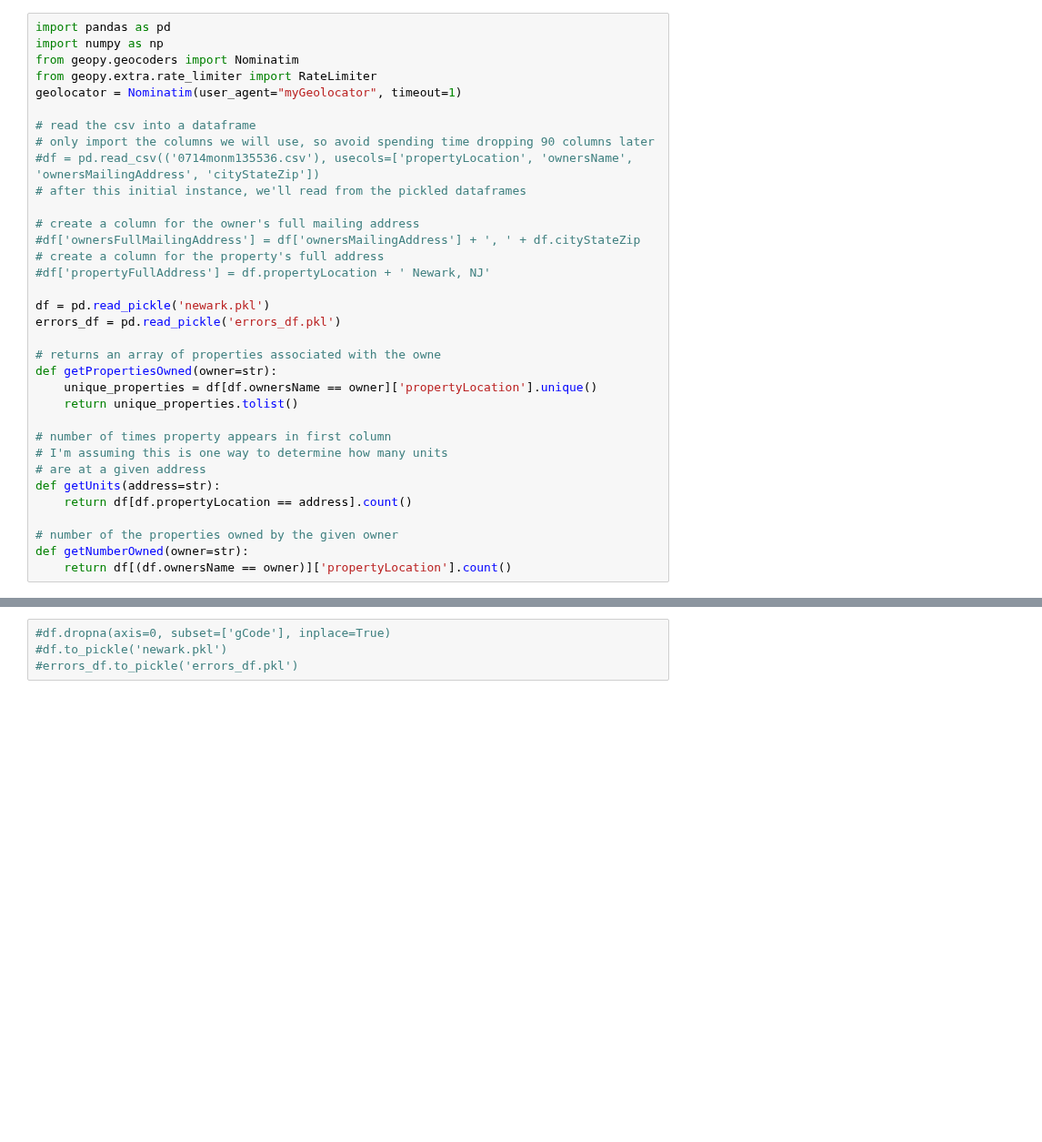
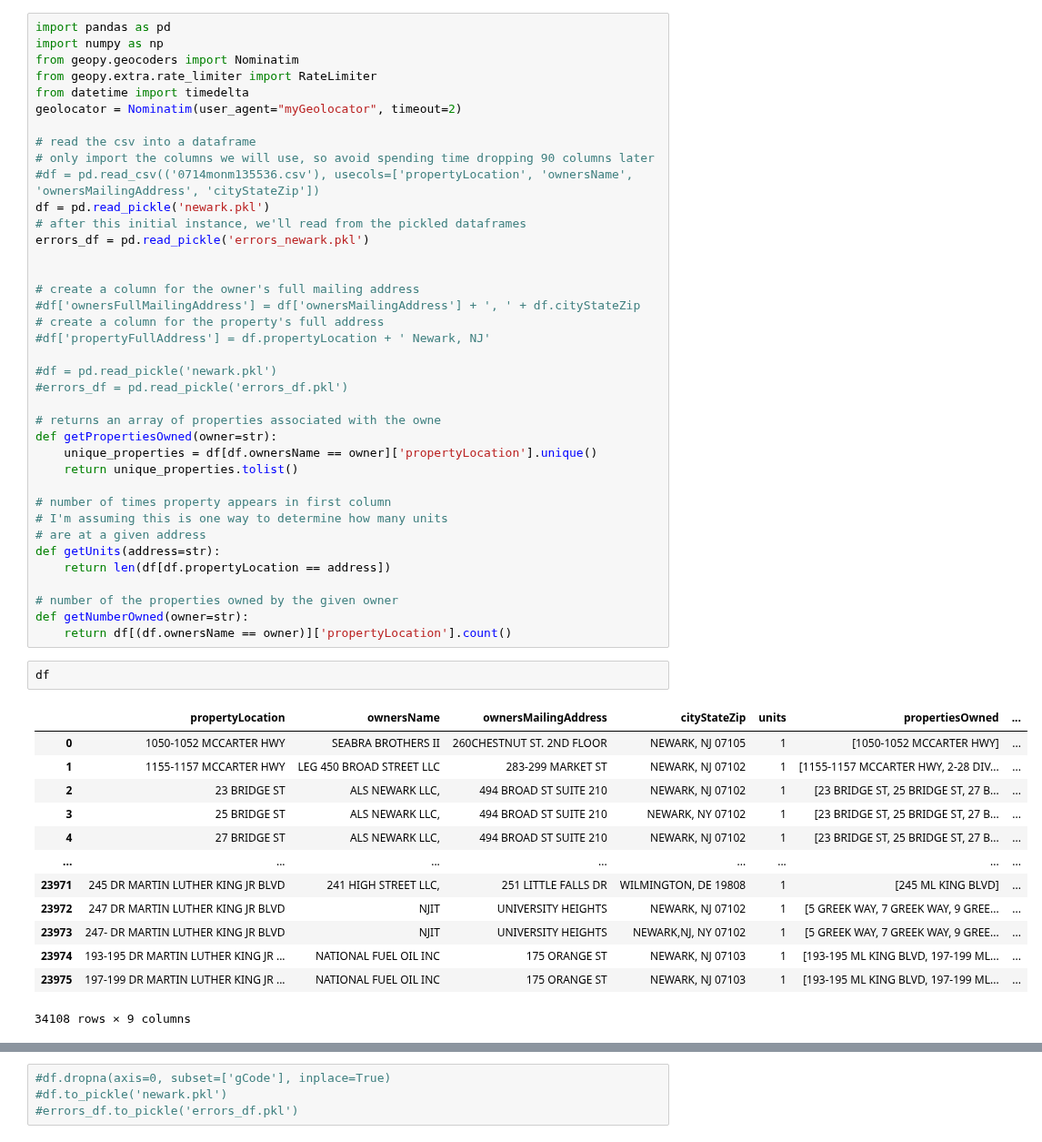
Before and after one commit to kylemichaelreaves/landlord_data, a Jupyter notebook: Newark/newark.ipynb, the cells around one changed output, grey strips where cells are left out. Shown at 91% size. Drawn from its saved outputs; the diff is of its cells as text; blank space fills up the shorter version.

Commit message:
fixed dataframe

```diff
--- a/Newark/newark.ipynb
+++ b/Newark/newark.ipynb
@@ -3,20 +3,24 @@ import pandas as pd
 import numpy as np
 from geopy.geocoders import Nominatim
 from geopy.extra.rate_limiter import RateLimiter
-geolocator = Nominatim(user_agent="myGeolocator", timeout=1)
+from datetime import timedelta
+geolocator = Nominatim(user_agent="myGeolocator", timeout=2)
 
 # read the csv into a dataframe
 # only import the columns we will use, so avoid spending time dropping 90 columns later
 #df = pd.read_csv(('0714monm135536.csv'), usecols=['propertyLocation', 'ownersName', 'ownersMailingAddress', 'cityStateZip'])
+df = pd.read_pickle('newark.pkl')
 # after this initial instance, we'll read from the pickled dataframes
+errors_df = pd.read_pickle('errors_newark.pkl')
+
 
 # create a column for the owner's full mailing address
 #df['ownersFullMailingAddress'] = df['ownersMailingAddress'] + ', ' + df.cityStateZip
 # create a column for the property's full address
 #df['propertyFullAddress'] = df.propertyLocation + ' Newark, NJ'
 
-df = pd.read_pickle('newark.pkl')
-errors_df = pd.read_pickle('errors_df.pkl')
+#df = pd.read_pickle('newark.pkl')
+#errors_df = pd.read_pickle('errors_df.pkl')
 
 # returns an array of properties associated with the owne
 def getPropertiesOwned(owner=str):
@@ -27,8 +31,24 @@ def getPropertiesOwned(owner=str):
 # I'm assuming this is one way to determine how many units
 # are at a given address
 def getUnits(address=str):
-    return df[df.propertyLocation == address].count()
+    return len(df[df.propertyLocation == address])
 
 # number of the properties owned by the given owner
 def getNumberOwned(owner=str):
     return df[(df.ownersName == owner)]['propertyLocation'].count()
+# %%
+df
+# %% [output]
+|  | propertyLocation | ownersName | ownersMailingAddress | cityStateZip | units | propertiesOwned | ... |
+| 0 | 1050-1052 MCCARTER HWY | SEABRA BROTHERS II | 260CHESTNUT ST. 2ND FLOOR | NEWARK, NJ 07105 | 1 | [1050-1052 MCCARTER HWY] | ... |
+| 1 | 1155-1157 MCCARTER HWY | LEG 450 BROAD STREET LLC | 283-299 MARKET ST | NEWARK, NJ 07102 | 1 | [1155-1157 MCCARTER HWY, 2-28 DIV... | ... |
+| 2 | 23 BRIDGE ST | ALS NEWARK LLC, | 494 BROAD ST SUITE 210 | NEWARK, NJ 07102 | 1 | [23 BRIDGE ST, 25 BRIDGE ST, 27 B... | ... |
+| 3 | 25 BRIDGE ST | ALS NEWARK LLC, | 494 BROAD ST SUITE 210 | NEWARK, NY 07102 | 1 | [23 BRIDGE ST, 25 BRIDGE ST, 27 B... | ... |
+| 4 | 27 BRIDGE ST | ALS NEWARK LLC, | 494 BROAD ST SUITE 210 | NEWARK, NJ 07102 | 1 | [23 BRIDGE ST, 25 BRIDGE ST, 27 B... | ... |
+| ... | ... | ... | ... | ... | ... | ... | ... |
+| 23971 | 245 DR MARTIN LUTHER KING JR BLVD | 241 HIGH STREET LLC, | 251 LITTLE FALLS DR | WILMINGTON, DE 19808 | 1 | [245 ML KING BLVD] | ... |
+| 23972 | 247 DR MARTIN LUTHER KING JR BLVD | NJIT | UNIVERSITY HEIGHTS | NEWARK, NJ 07102 | 1 | [5 GREEK WAY, 7 GREEK WAY, 9 GREE... | ... |
+| 23973 | 247- DR MARTIN LUTHER KING JR BLVD | NJIT | UNIVERSITY HEIGHTS | NEWARK,NJ, NY 07102 | 1 | [5 GREEK WAY, 7 GREEK WAY, 9 GREE... | ... |
+| 23974 | 193-195 DR MARTIN LUTHER KING JR ... | NATIONAL FUEL OIL INC | 175 ORANGE ST | NEWARK, NJ 07103 | 1 | [193-195 ML KING BLVD, 197-199 ML... | ... |
+| 23975 | 197-199 DR MARTIN LUTHER KING JR ... | NATIONAL FUEL OIL INC | 175 ORANGE ST | NEWARK, NJ 07103 | 1 | [193-195 ML KING BLVD, 197-199 ML... | ... |
+34108 rows × 9 columns
```
Also changed, not shown: parts of 27 cells of this notebook, 2 other files.
